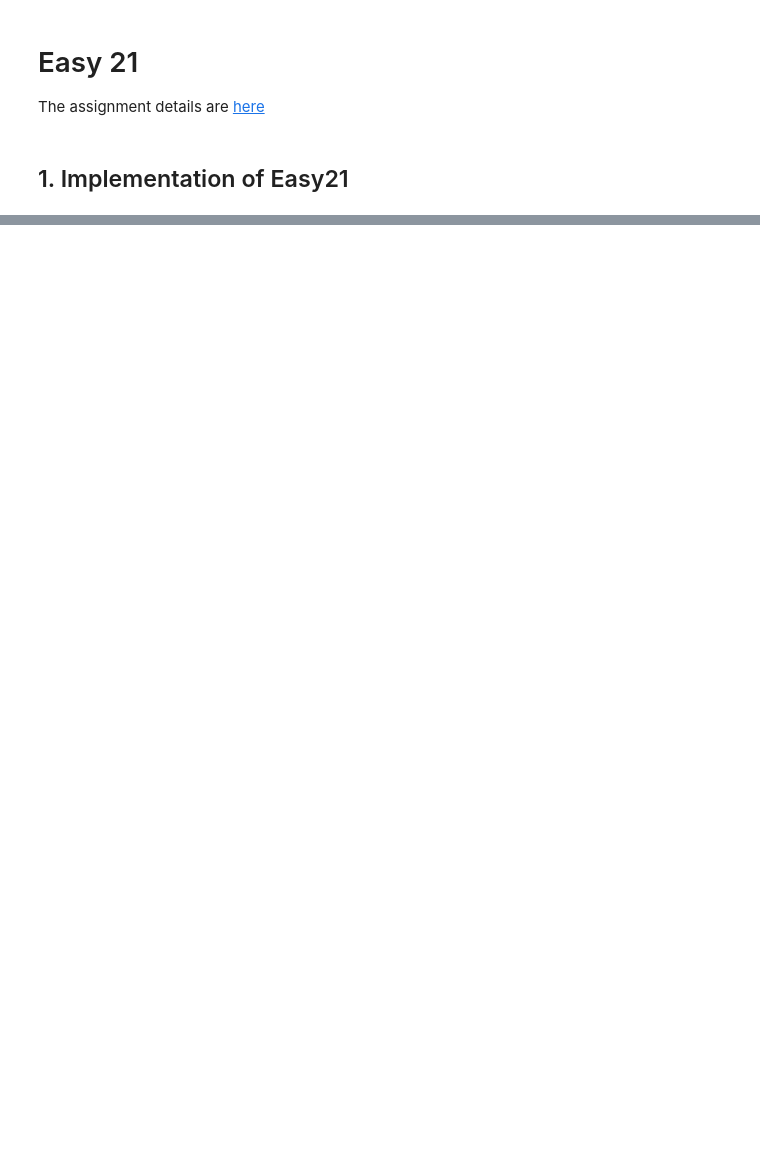
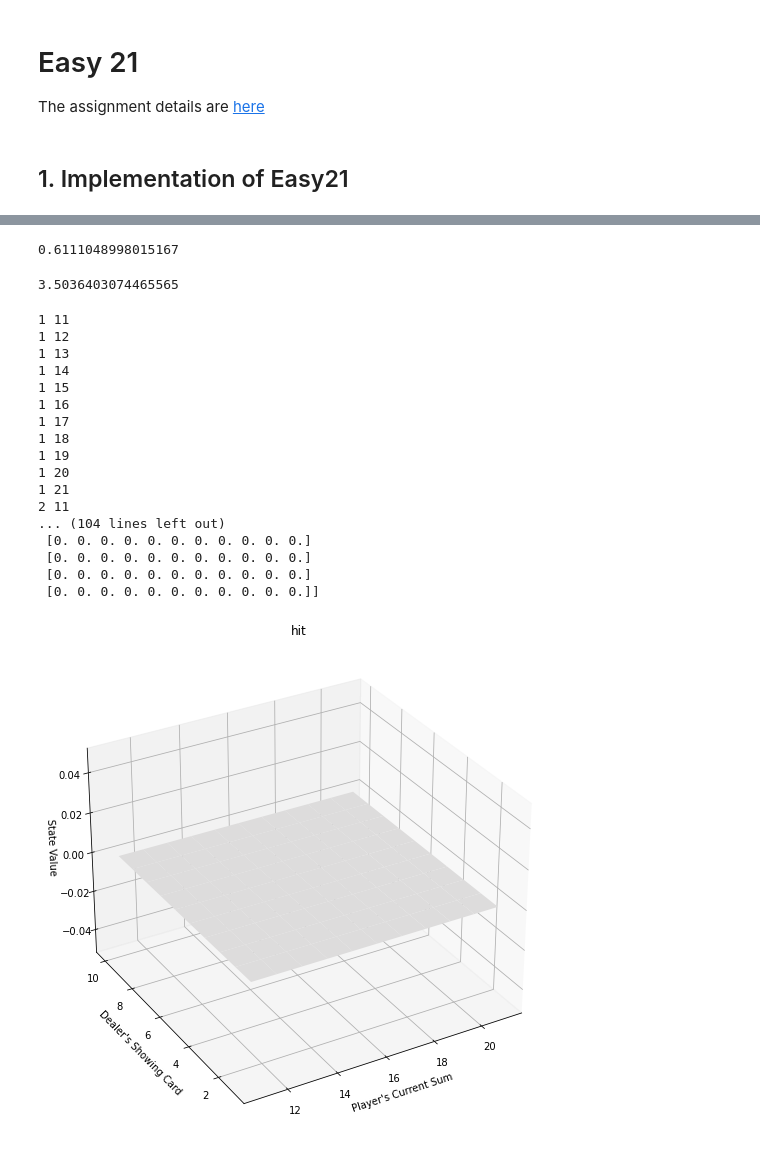
Before and after one commit to huayicodes/RL_practice, a Jupyter notebook: Easy21.ipynb, the cells around one changed output, grey strips where cells are left out. Drawn from its saved outputs; the diff is of its cells as text; code cells hidden in the pictures; blank space fills up the shorter version.

```diff
--- a/Easy21.ipynb
+++ b/Easy21.ipynb
@@ -105,0 +179,70 @@ Last game has completed, please initiate a new one :)
+# %%
+V = dict((k+(False,),np.max(v)) for k, v in model.Q_s_a.items())
+V_stick = dict((k+(False,),v[0]) for k, v in model.Q_s_a.items())
+V_hit = dict((k+(False,),v[1]) for k, v in model.Q_s_a.items())
+# %%
+import numpy as np
+from mpl_toolkits.mplot3d import Axes3D
+import matplotlib.pyplot as plt
+from mpl_toolkits.axes_grid1 import make_axes_locatable
+
+def plot_blackjack_values(V, title='No Usable Ace'):
+
+    def get_Z(x, y, usable_ace):
+        if (x,y,usable_ace) in V:
+            print(x,y)
+            return V[(x,y,usable_ace)]
+        else:
+            return 0
+
+    def get_figure(usable_ace, ax):
+        x_range = np.arange(11,22)
+        y_range = np.arange(1,11)
+        X, Y = np.meshgrid(x_range, y_range)
+
+        Z = np.array([get_Z(y,x,usable_ace) for x,y in zip(np.ravel(X), np.ravel(Y))]).reshape(X.shape)
+        print(Z)
+
+        surf = ax.plot_surface(X, Y, Z, rstride=1, cstride=1, cmap=plt.cm.coolwarm, vmin=-1.0, vmax=1.0)
+        ax.set_xlabel('Player\'s Current Sum')
+        ax.set_ylabel('Dealer\'s Showing Card')
+        ax.set_zlabel('State Value')
+        ax.view_init(ax.elev, -120)
+
+    fig = plt.figure(figsize=(20, 20))
+    # ax = fig.add_subplot(211, projection='3d')
+    # ax.set_title('Usable Ace')
+    # get_figure(True, ax)
+    ax = fig.add_subplot(212, projection='3d')
+    ax.set_title(title)
+    get_figure(False, ax)
+    plt.show()
+# %%
+max(V_hit.values())
+# %% [output]
+0.6111048998015167
+# %%
+sum(V_hit.values())
+# %% [output]
+3.5036403074465565
+# %%
+plot_blackjack_values(V_hit, 'hit')
+# %% [output]
+1 11
+1 12
+1 13
+1 14
+1 15
+1 16
+1 17
+1 18
+1 19
+1 20
+1 21
+2 11
+... (104 lines left out)
+ [0. 0. 0. 0. 0. 0. 0. 0. 0. 0. 0.]
+ [0. 0. 0. 0. 0. 0. 0. 0. 0. 0. 0.]
+ [0. 0. 0. 0. 0. 0. 0. 0. 0. 0. 0.]
+ [0. 0. 0. 0. 0. 0. 0. 0. 0. 0. 0.]]
+[figure, added]
```
Also changed, not shown: parts of 10 cells of this notebook.
